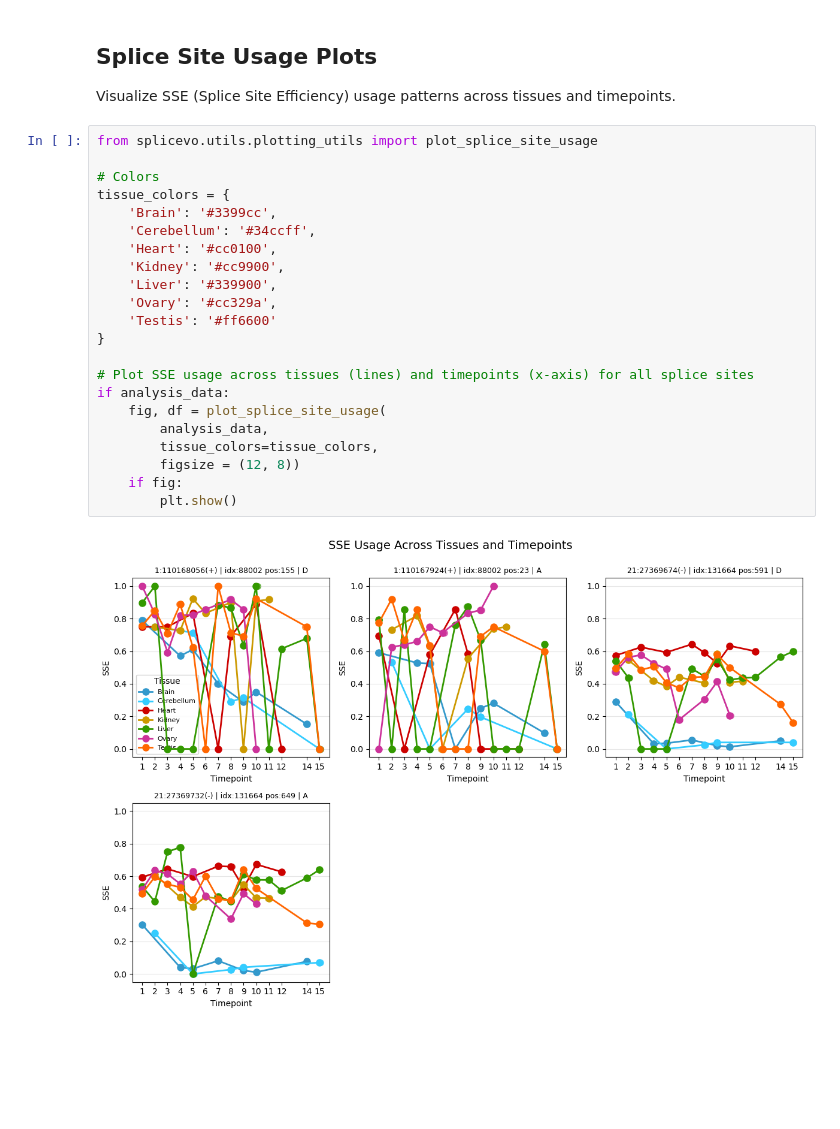
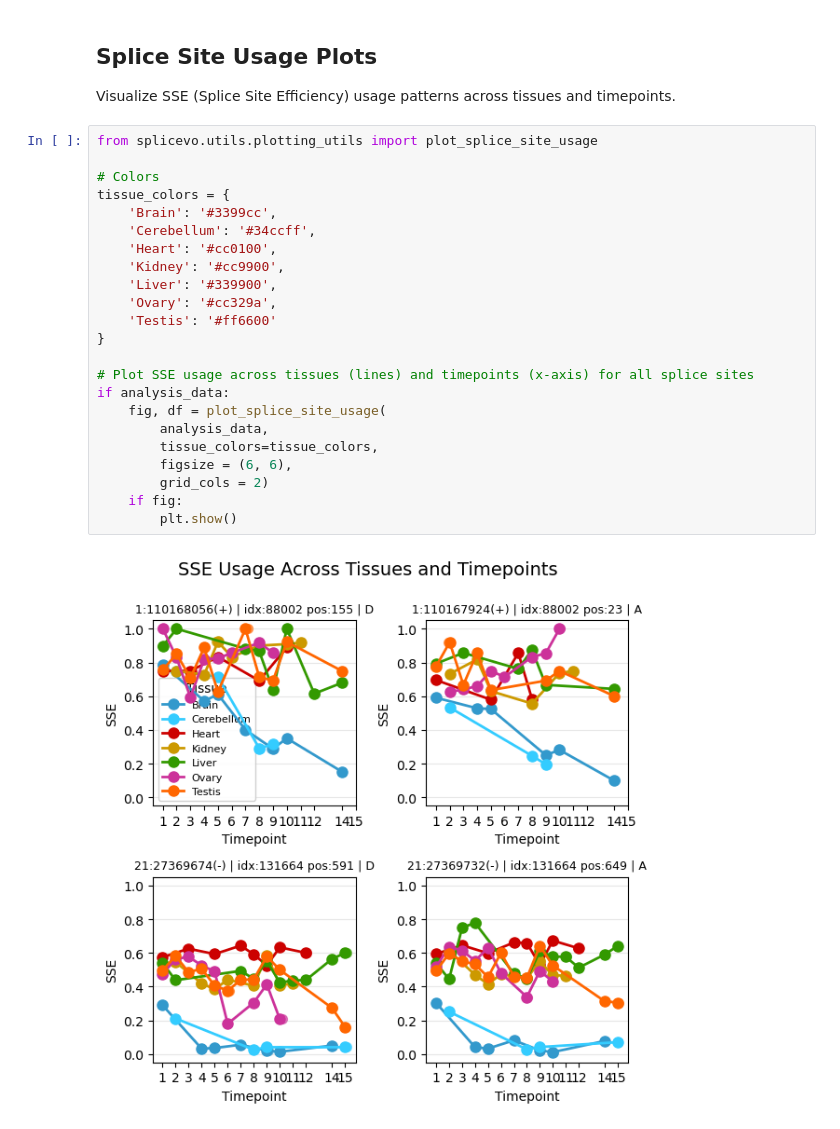
Before and after one commit to anamariaelek/splicevo, a Jupyter notebook: notebooks/data.ipynb, the cells around one changed output. Cells and saved outputs as stored; diff of their text form; blank space fills up the shorter version.

```diff
--- a/notebooks/data.ipynb
+++ b/notebooks/data.ipynb
@@ -211,24 +209,25 @@ Visualize SSE (Splice Site Efficiency) usage patterns across tissues and timepoi
 # %%
 from splicevo.utils.plotting_utils import plot_splice_site_usage
 
 # Colors
 tissue_colors = {
     'Brain': '#3399cc',
     'Cerebellum': '#34ccff',
     'Heart': '#cc0100',
     'Kidney': '#cc9900',
     'Liver': '#339900',
     'Ovary': '#cc329a',
     'Testis': '#ff6600'
 }
 
 # Plot SSE usage across tissues (lines) and timepoints (x-axis) for all splice sites
 if analysis_data:
     fig, df = plot_splice_site_usage(
         analysis_data,
         tissue_colors=tissue_colors,
-        figsize = (12, 8))
+        figsize = (6, 6),
+        grid_cols = 2)
     if fig:
         plt.show()
 # %% [output]
-[figure, old version]
+[figure, new version]
```
Also changed, not shown: parts of 1 cell of this notebook, 5 other files.
